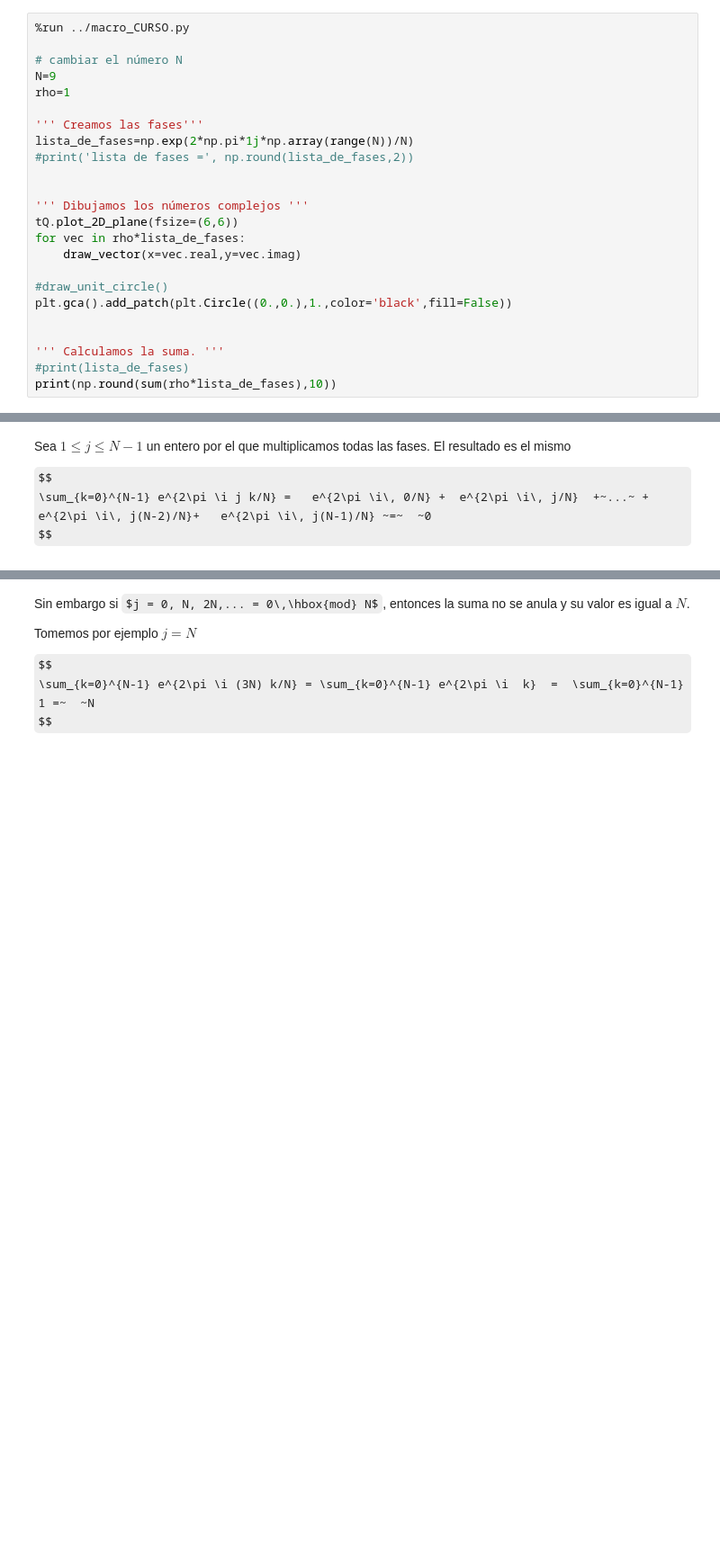
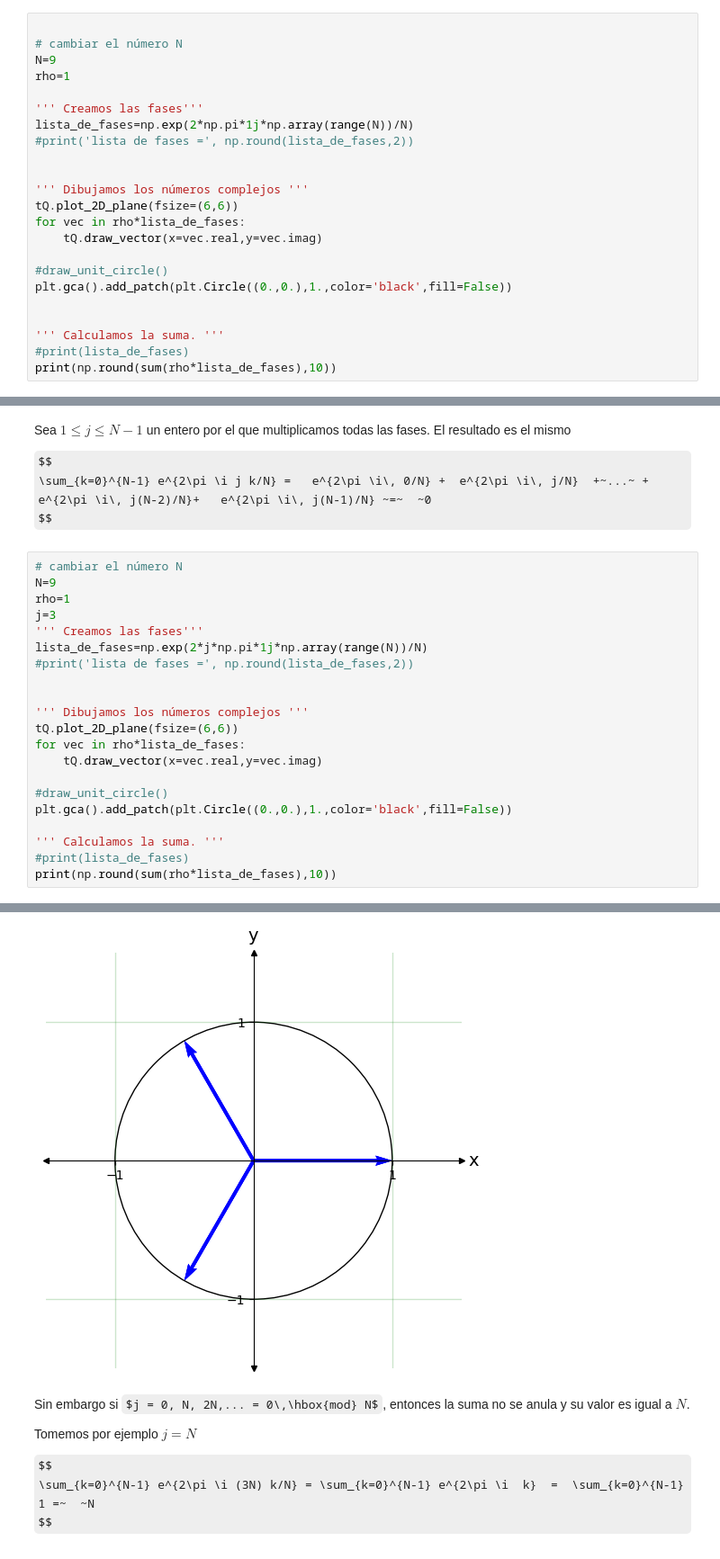
Before and after one commit to jamasole/Curso-TalentQ-Jupyterlab, a Jupyter notebook: 01_Formalismo/01_Numeros_Complejos.ipynb, the cells around one changed output, grey strips where cells are left out. Shown: that part at 90% size. Drawn from its saved outputs; the diff is of its cells as text; some formulas as TeX source; blank space fills up the shorter version.

```diff
--- a/01_Formalismo/01_Numeros_Complejos.ipynb
+++ b/01_Formalismo/01_Numeros_Complejos.ipynb
@@ -517,7 +510,6 @@ $$
 
 Para convencerse de que esta identidad es cierta vamos a representar los números complejos y su suma. Puedes cambiar $N$ y también multiplicar por un módulo constante
 # %%
-%run ../macro_CURSO.py
 
 # cambiar el número N
 N=9
@@ -531,7 +523,7 @@ lista_de_fases=np.exp(2*np.pi*1j*np.array(range(N))/N)
 ''' Dibujamos los números complejos '''
 tQ.plot_2D_plane(fsize=(6,6))
 for vec in rho*lista_de_fases:
-    draw_vector(x=vec.real,y=vec.imag)
+    tQ.draw_vector(x=vec.real,y=vec.imag)
 
 #draw_unit_circle()
 plt.gca().add_patch(plt.Circle((0.,0.),1.,color='black',fill=False))
@@ -550,3 +541,25 @@ Sea  $1\leq j \leq N-1$ un entero por el que multiplicamos todas las fases. El r
 $$
 \sum_{k=0}^{N-1} e^{2\pi \i j k/N} =   e^{2\pi \i\, 0/N} +  e^{2\pi \i\, j/N}  +~...~ +   e^{2\pi \i\, j(N-2)/N}+   e^{2\pi \i\, j(N-1)/N} ~=~  ~0
  $$
+# %%
+# cambiar el número N
+N=9
+rho=1
+j=3
+''' Creamos las fases'''
+lista_de_fases=np.exp(2*j*np.pi*1j*np.array(range(N))/N)
+#print('lista de fases =', np.round(lista_de_fases,2))
+
+
+''' Dibujamos los números complejos '''
+tQ.plot_2D_plane(fsize=(6,6))
+for vec in rho*lista_de_fases:
+    tQ.draw_vector(x=vec.real,y=vec.imag)
+
+#draw_unit_circle()
+plt.gca().add_patch(plt.Circle((0.,0.),1.,color='black',fill=False))
+
+''' Calculamos la suma. '''
+#print(lista_de_fases)
+print(np.round(sum(rho*lista_de_fases),10))
+# %% [output]
@@ -553,3 +567,4 @@ $$
+[figure, added]
 # %% [markdown]
 Sin embargo si $j = 0, N, 2N,... = 0\,\hbox{mod} N$, entonces la suma no se anula y su valor es igual a $N$.
 
```
Also changed, not shown: parts of 19 cells of this notebook, 3 other files.
